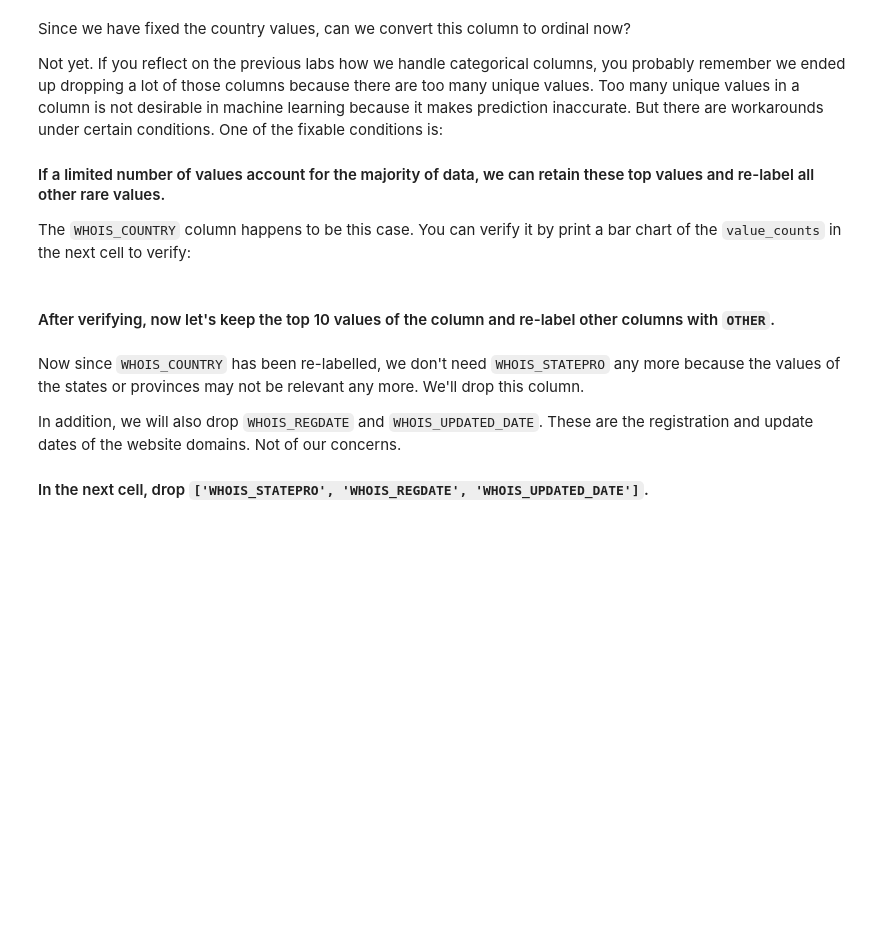
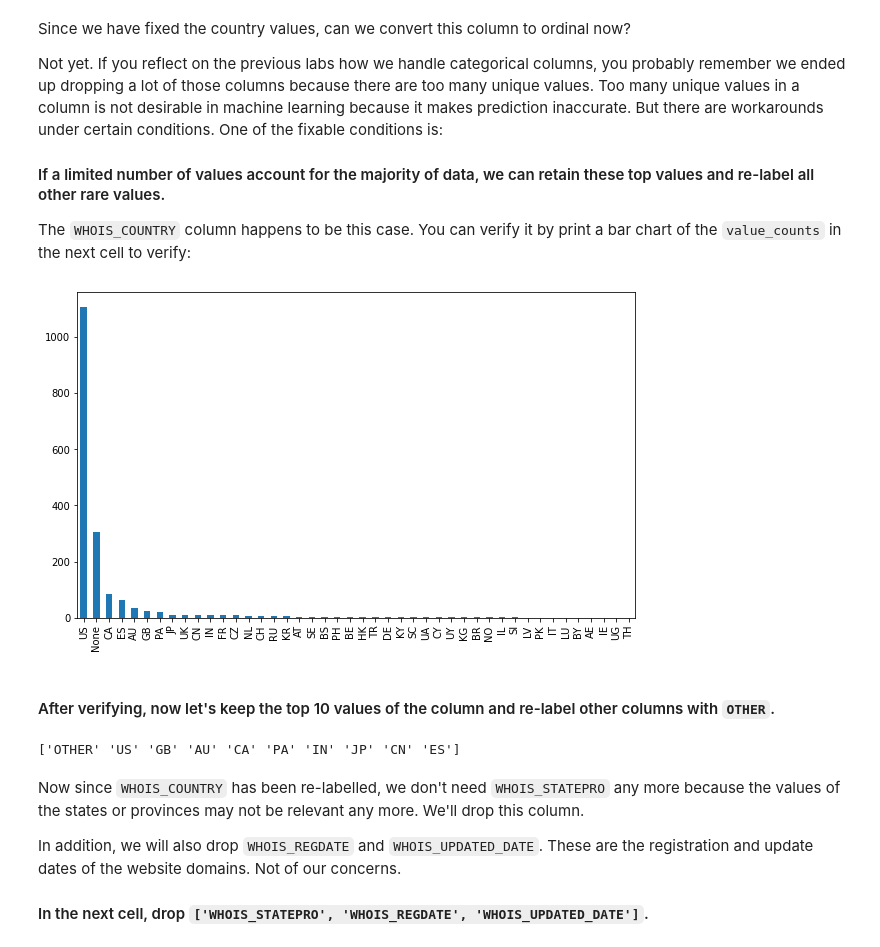
Before and after one commit to Ironhack-data-bcn-january-2023/lab-supervised-learning, a Jupyter notebook: your-code/main.ipynb, the cells around one changed output. Drawn from its saved outputs; the diff is of its cells as text; code cells hidden in the pictures; blank space fills up the shorter version.

```diff
--- a/your-code/main.ipynb
+++ b/your-code/main.ipynb
@@ -83,3 +225,12 @@ If you remember in the previous labs, we drop a column if the column contains a
+# %%
+websites.drop('CONTENT_LENGTH', axis=1, inplace=True)
+# %%
+columns_with_missing_values = ['SERVER', 'WHOIS_COUNTRY', 'WHOIS_STATEPRO', 'WHOIS_REGDATE', 'WHOIS_UPDATED_DATE', 'DNS_QUERY_TIMES']
+
+for column in columns_with_missing_values:
+    websites = websites.dropna(subset=[column])
+# %%
+websites.dropna(subset=['SERVER', 'WHOIS_COUNTRY', 'WHOIS_STATEPRO', 'WHOIS_REGDATE', 'WHOIS_UPDATED_DATE', 'DNS_QUERY_TIMES'], inplace=True)
 # %%
 # Your comment here
 # %% [markdown]
@@ -116,3 +293,12 @@ How to handle string columns is always case by case. Let's start by working on `
+# %%
+websites['WHOIS_COUNTRY'] = websites['WHOIS_COUNTRY'].replace({
+    'Cyprus': 'CY',
+    'us': 'US',
+    'se': 'SE',
+    'ru':'RU',
+    'United Kingdom': 'GB',
+    "[u'GB'; u'UK']": 'GB',
+})
 # %% [markdown]
 Since we have fixed the country values, can we convert this column to ordinal now?
 
@@ -125,0 +310,7 @@ The `WHOIS_COUNTRY` column happens to be this case. You can verify it by print a
+# %%
+# Your code here
+plt.figure(figsize=(10, 6))
+websites['WHOIS_COUNTRY'].value_counts().plot(kind='bar')
+plt.show()
+# %% [output]
+[figure, added]
@@ -127,6 +321,9 @@ The `WHOIS_COUNTRY` column happens to be this case. You can verify it by print a
 #### After verifying, now let's keep the top 10 values of the column and re-label other columns with `OTHER`.
 # %%
 # Your code here
+print(websites['WHOIS_COUNTRY'].unique())
+# %% [output]
+['OTHER' 'US' 'GB' 'AU' 'CA' 'PA' 'IN' 'JP' 'CN' 'ES']
 # %% [markdown]
 Now since `WHOIS_COUNTRY` has been re-labelled, we don't need `WHOIS_STATEPRO` any more because the values of the states or provinces may not be relevant any more. We'll drop this column.
 
```
Also changed, not shown: parts of 54 cells of this notebook.
